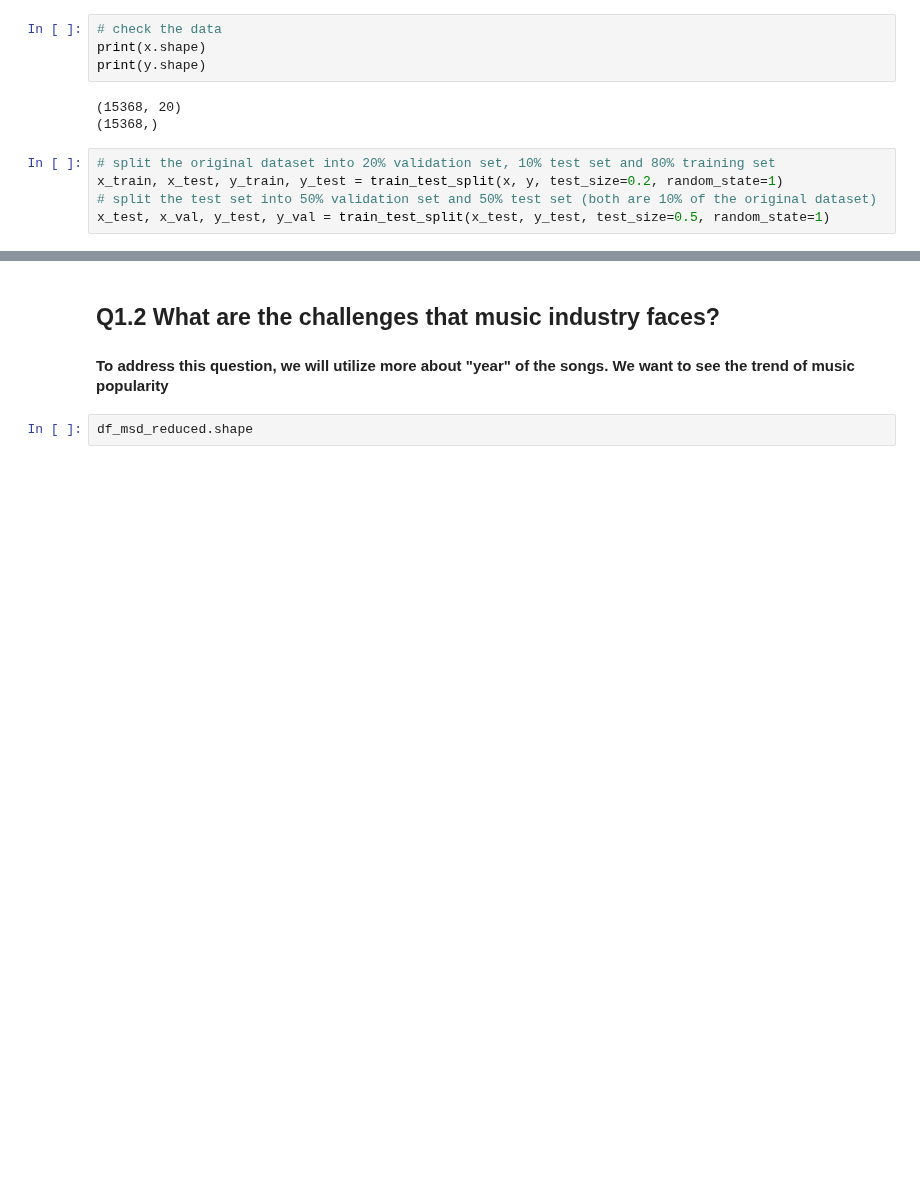
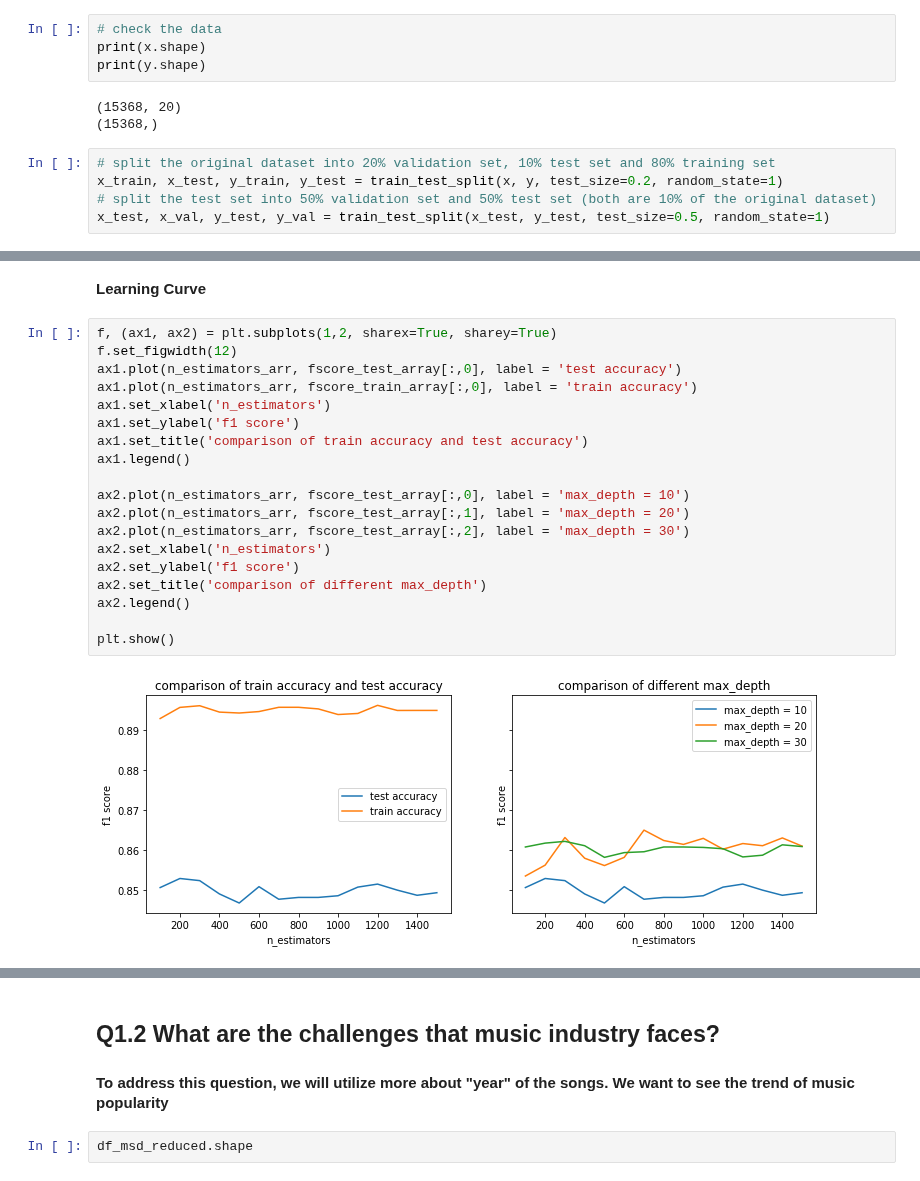
Before and after one commit to sanadhis/ADA-2017, a Jupyter notebook: project/Question1.ipynb, the cells around one changed output, grey strips where cells are left out. Drawn from its saved outputs; the diff is of its cells as text; blank space fills up the shorter version.

```diff
--- a/project/Question1.ipynb
+++ b/project/Question1.ipynb
@@ -434,0 +443,23 @@ print('test f1 score                :', f1_score(y_test, best_model.predict(x_te
+# %% [markdown]
+**Learning Curve**
+# %%
+f, (ax1, ax2) = plt.subplots(1,2, sharex=True, sharey=True)
+f.set_figwidth(12)
+ax1.plot(n_estimators_arr, fscore_test_array[:,0], label = 'test accuracy')
+ax1.plot(n_estimators_arr, fscore_train_array[:,0], label = 'train accuracy')
+ax1.set_xlabel('n_estimators')
+ax1.set_ylabel('f1 score')
+ax1.set_title('comparison of train accuracy and test accuracy')
+ax1.legend()
+
+ax2.plot(n_estimators_arr, fscore_test_array[:,0], label = 'max_depth = 10')
+ax2.plot(n_estimators_arr, fscore_test_array[:,1], label = 'max_depth = 20')
+ax2.plot(n_estimators_arr, fscore_test_array[:,2], label = 'max_depth = 30')
+ax2.set_xlabel('n_estimators')
+ax2.set_ylabel('f1 score')
+ax2.set_title('comparison of different max_depth')
+ax2.legend()
+
+plt.show()
+# %% [output]
+[figure, added]
```
Also changed, not shown: parts of 8 cells of this notebook.
